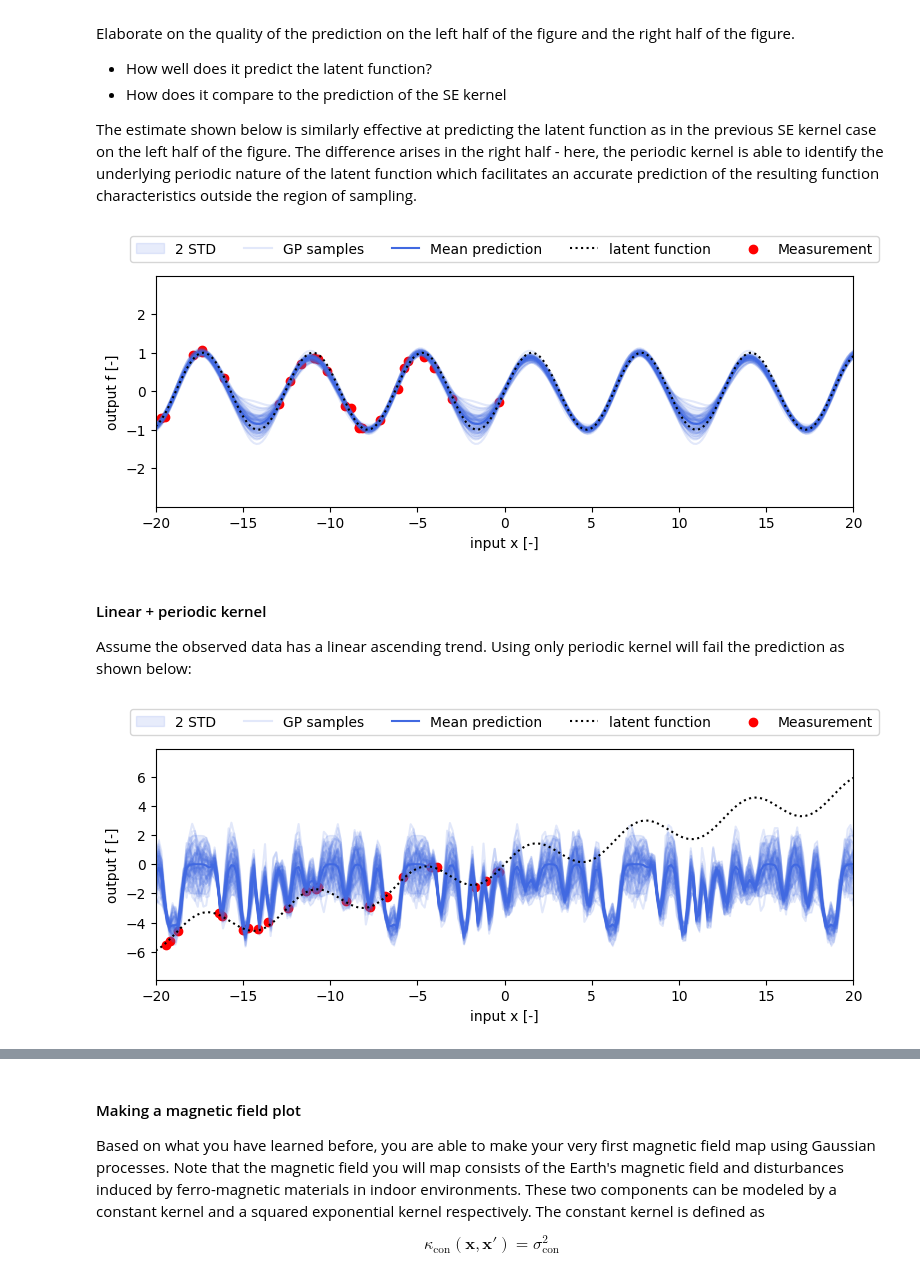
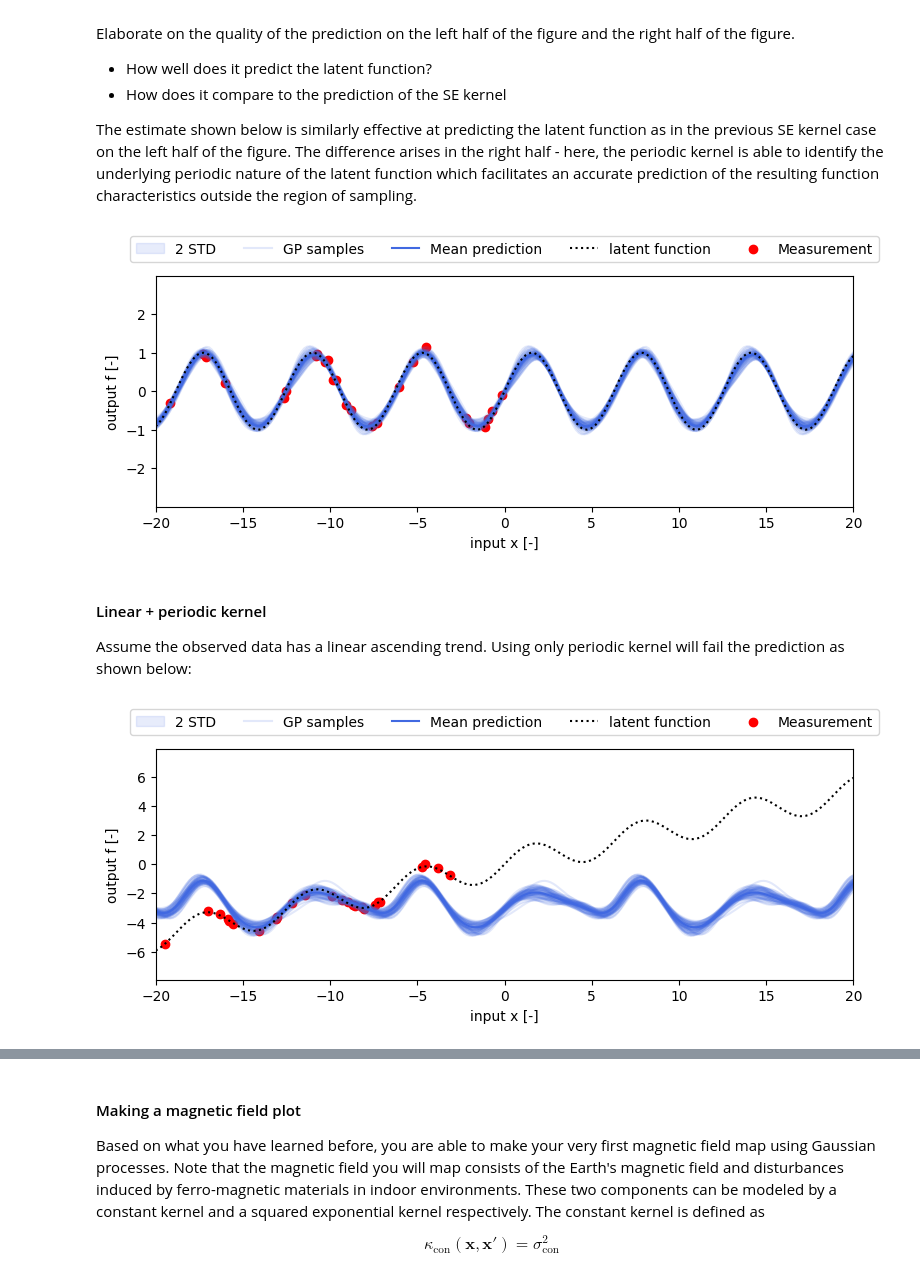
Before and after one commit to jackh1nes/PSF_Assignments, a Jupyter notebook: Assignment 3/assignment3_10.ipynb, the cells around one changed output, grey strips where cells are left out. Drawn from its saved outputs; the diff is of its cells as text; code cells hidden in the pictures.

```diff
--- a/Assignment 3/assignment3_10.ipynb
+++ b/Assignment 3/assignment3_10.ipynb
@@ -569,7 +570,7 @@ def predictPeriodic(xStar, xData, yData, lengthScalePeriodic, signalAmplitudePer
 
 
 
-lengthScalePeriodic = 1
+lengthScalePeriodic = 0.8
 signalAmplitudePeriodic = 1
 noiseVariance = 0.01
 period = 4*np.pi
@@ -582,26 +583,26 @@ yData1D = helper.generateData(xData, 'sin')
 f, cov = predictPeriodic(xPred, xData, yData1D, lengthScalePeriodic, signalAmplitudePeriodic, period, noiseVariance)
 helper.makeGaussianProcessPredictionPlots(xData, yData1D, xPred, f, cov, 'sin')
 # %% [output]
-[figure, old version]
+[figure, new version]
 # %% [markdown]
 #### Linear + periodic kernel
 
 Assume the observed data has a linear ascending trend. Using only periodic kernel will fail the prediction as shown below:
 # %%
-lengthScalePeriodic = .1
+lengthScalePeriodic = 0.8
 signalAmplitudePeriodic = 1
 noiseVariance = 0.1
 period = 4*np.pi
 
 
 ''' Code for plotting: Do not change code below '''
 xData = np.random.uniform(-20, 0, 25).reshape(1, -1)
 xPred = np.linspace(-20, 20, 250).reshape(1, -1)
 yData1D_v2 = helper.generateData(xData, 'linsin', addNoise = True)
 f, cov = predictPeriodic(xPred, xData, yData1D_v2, lengthScalePeriodic, signalAmplitudePeriodic, period, noiseVariance)
 helper.makeGaussianProcessPredictionPlots(xData, yData1D_v2, xPred, f, cov, 'linsin')
 # %% [output]
-[figure, old version]
+[figure, new version]
 # %% [markdown]
 In this case, it is also possible to combine kernels, for now we will stick with addition (for all mathematical properties see the kernel cookbook https://www.cs.toronto.edu/~duvenaud/cookbook/). In this example, we will add a periodic kernel and a linear kernel, the latter is defined as
 
```
Also changed, not shown: parts of 7 cells of this notebook.
